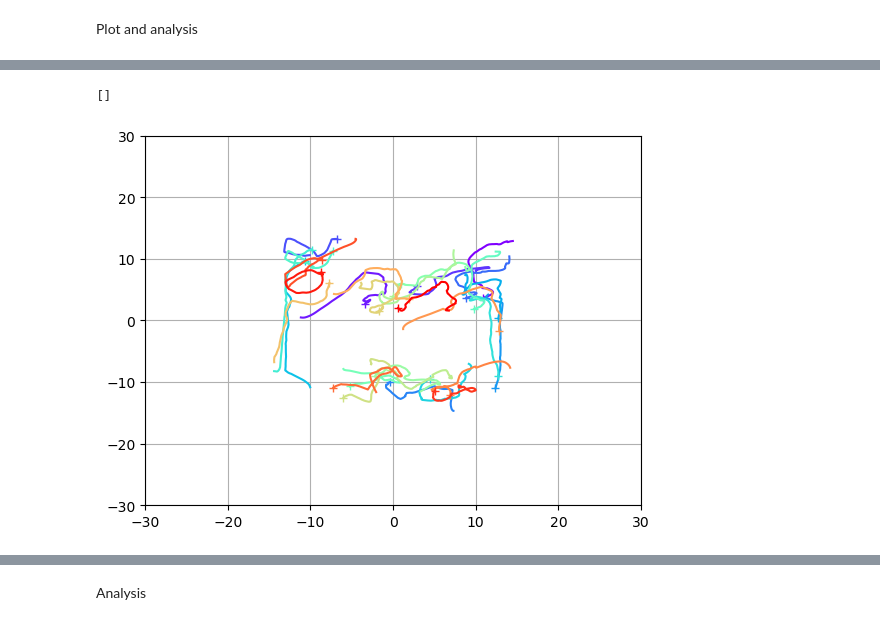
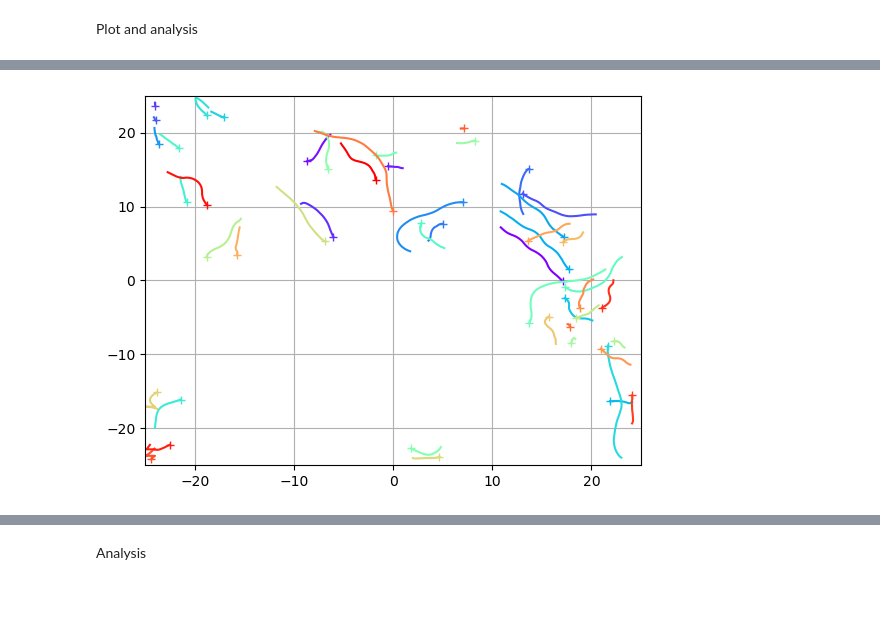
Before and after one commit to Bobomoto/PHYS250-Final-Project, a Jupyter notebook: Finalproject.ipynb, the cells around one changed output, grey strips where cells are left out. Cells and saved outputs as stored; diff of their text form; code cells hidden in the pictures; blank space fills up the shorter version.

```diff
--- a/Finalproject.ipynb
+++ b/Finalproject.ipynb
@@ -190,24 +195,25 @@ def updatefish(positions,radorientations,speeds,velocity, arenarange = 100, time
         #find its dotproduct
         dotproduct, crossproduct = findangletoneighbor(radorientations[i],copypositions[i],copypositions[neighindex]) #simply cos(theta) and sin(theta)
 
-        #calculate the accelerations based on the dotproduct
-        motacc = maxa*dotproduct + rng.uniform(-erroracc,erroracc)
+        #calculate the accelerations based on the dotproduct and the distance to the neighbor
+
+        motacc = maxa*dotproduct*np.tanh(neighdist/5) + rng.uniform(-erroracc,erroracc)
         dwdt = maxdwdt*crossproduct + rng.uniform(-errordwdt,errordwdt)
 
         #Speed rule 1, attractve over R (2 body lengths)
         if neighdist > 2:
             #update velocity magnitude based on where the other fish is. If in front, accelerate, if behind, deccelerate by a constant, let's say 0.5 bl/s^2. also fish only respond to the  60º in front
             if np.abs(speeds[i] + motacc*t) <= maxspeed:
-                speeds[i] = max(0, speeds[i]*np.exp(-t/vdecay) + motacc*t)
+                speeds[i] = max(0, speeds[i] + motacc*t)
             else:
-                speeds[i] = speeds[i]*np.exp(-t/vdecay)
+                speeds[i] = speeds[i]
         #speed rule 2, repulsive under R
         elif neighdist < 2:
             #if behind, accelerate forward. if ahead, decelerate
             if np.abs(speeds[i] - motacc*t) <= maxspeed:
-                speeds[i] = max(0,speeds[i]*np.exp(-t/vdecay) - motacc*t)
+                speeds[i] = max(0,speeds[i] - motacc*t)
             else:
-                speeds[i] = speeds[i]*np.exp(-t/vdecay)
+                speeds[i] = speeds[i]
 
         #orientation rule 1, turn towards nearest neighbor
         if neighdist > 2: #radpersecond
@@ -279,16 +285,19 @@ def plot(coords, radorientations, viewrange = (-50,50), title = '', fishmarker =
 # %%
-numiterations = 2000
-poolrange = 30 #poolrange/2 is the length of each side
+numiterations = 1000
+poolrange = 50 #poolrange/2 is the length of each side
 initcoordmax = 15 #essentially initial density
-numfish = 30
+numfish = 50
 inittime = 0
 positionarray = []
+speedarray = []
 
 pos, motorientations, motspeeds, motvelocity = initialize(numfish, initcoordmax)
 plot(pos, motorientations, viewrange = (-poolrange/2,poolrange/2), title = 't = 0')
 
+#run the function numiteration times and keep track of positions
 for i in np.arange(numiterations):
     pos, motorientations, motspeeds, motvelocity, inittime = updatefish(pos, motorientations, motspeeds, motvelocity, time = inittime, arenarange = poolrange)
+    speedarray.append(copy.deepcopy(motspeeds))
     positionarray.append(copy.deepcopy(pos))
 
 plot(pos, motorientations, viewrange = (-poolrange/2,poolrange/2), title = f't = {inittime}')
@@ -298,27 +307,27 @@ plot(pos, motorientations, viewrange = (-poolrange/2,poolrange/2), title = f't =
 # %%
+#trajectory plot
 fig, ax = plt.subplots()
 
-plotmaxcoord = 30
-trajlength = 3000
+plotmaxcoord = poolrange/2
+trajlength = 50
 
 colors = cm.rainbow(np.linspace(0, 1, numfish))
 
 for n in np.arange(numfish):
     coordinates = []
     for i in np.arange(numiterations):
         coordinates.append(positionarray[i][n])
     fishcoordsx, fishcoordsy = zip(*coordinates)
 
     recent_x = fishcoordsx[-trajlength:]
     recent_y = fishcoordsy[-trajlength:]
 
     ax.plot(recent_x, recent_y, color=colors[n])
     ax.plot(recent_x[-1], recent_y[-1], marker='+', color=colors[n])
 
 ax.set_xlim(-plotmaxcoord,plotmaxcoord)
 ax.set_ylim(-plotmaxcoord,plotmaxcoord)
 ax.grid()
-plt.plot()
+plt.show()
 # %% [output]
-[]
-[figure, old version]
+[figure, new version]
```
Also changed, not shown: parts of 8 cells of this notebook, 1 other file.
